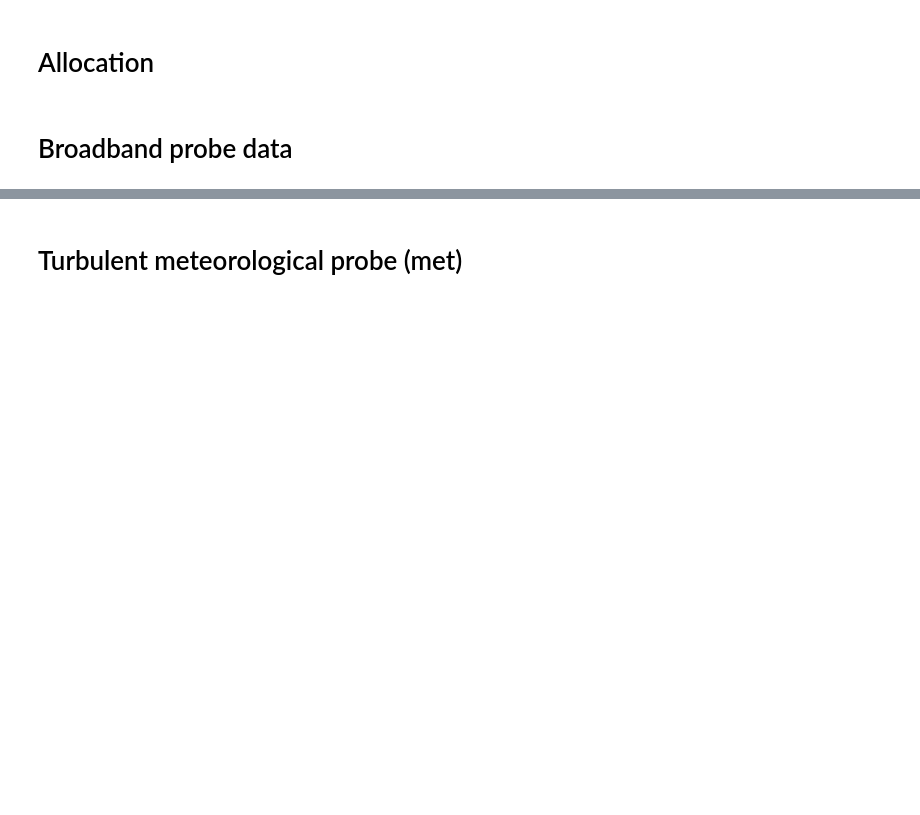
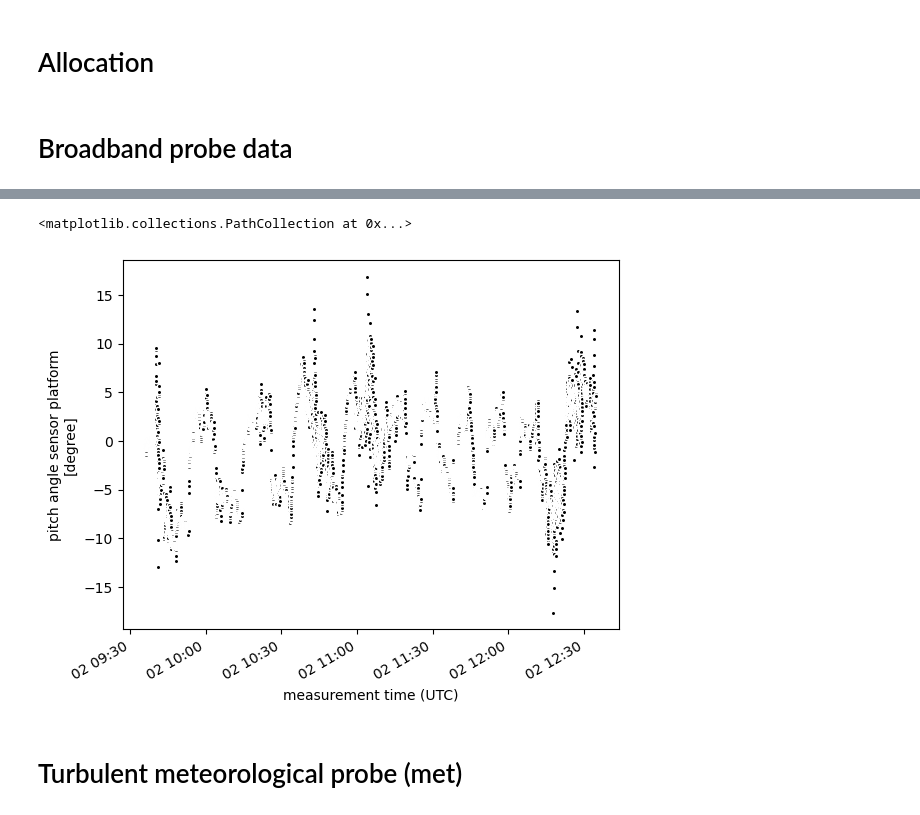
Before and after one commit to hdorff94/BELUGA_STN_measurement_data_processing, a Jupyter notebook: notebooks/check_BELUGA_L2_STN_files.ipynb, the cells around one changed output, grey strips where cells are left out. Drawn from its saved outputs; the diff is of its cells as text; code cells hidden in the pictures; blank space fills up the shorter version.

```diff
--- a/notebooks/check_BELUGA_L2_STN_files.ipynb
+++ b/notebooks/check_BELUGA_L2_STN_files.ipynb
@@ -108,3 +108,8 @@ good data: 8509  of  8762  time steps
+# %%
+BP_ds["pitch"].plot.scatter(color="k",s=10)
+# %% [output]
+<matplotlib.collections.PathCollection at 0x...>
+[figure, added]
 # %% [markdown]
 # Turbulent meteorological probe (met)
 # %%
```
Also changed, not shown: parts of 4 cells of this notebook, 5 other files.
